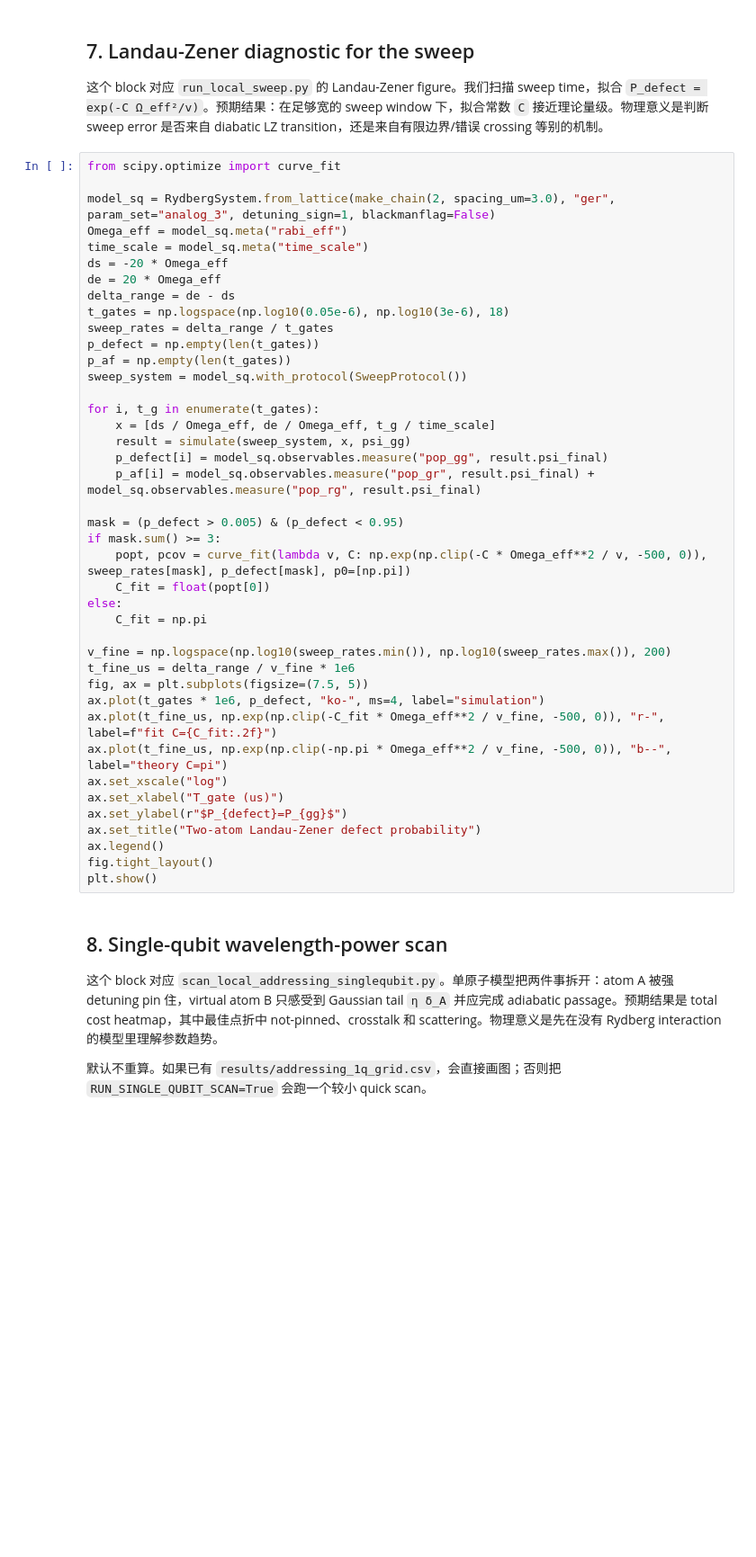
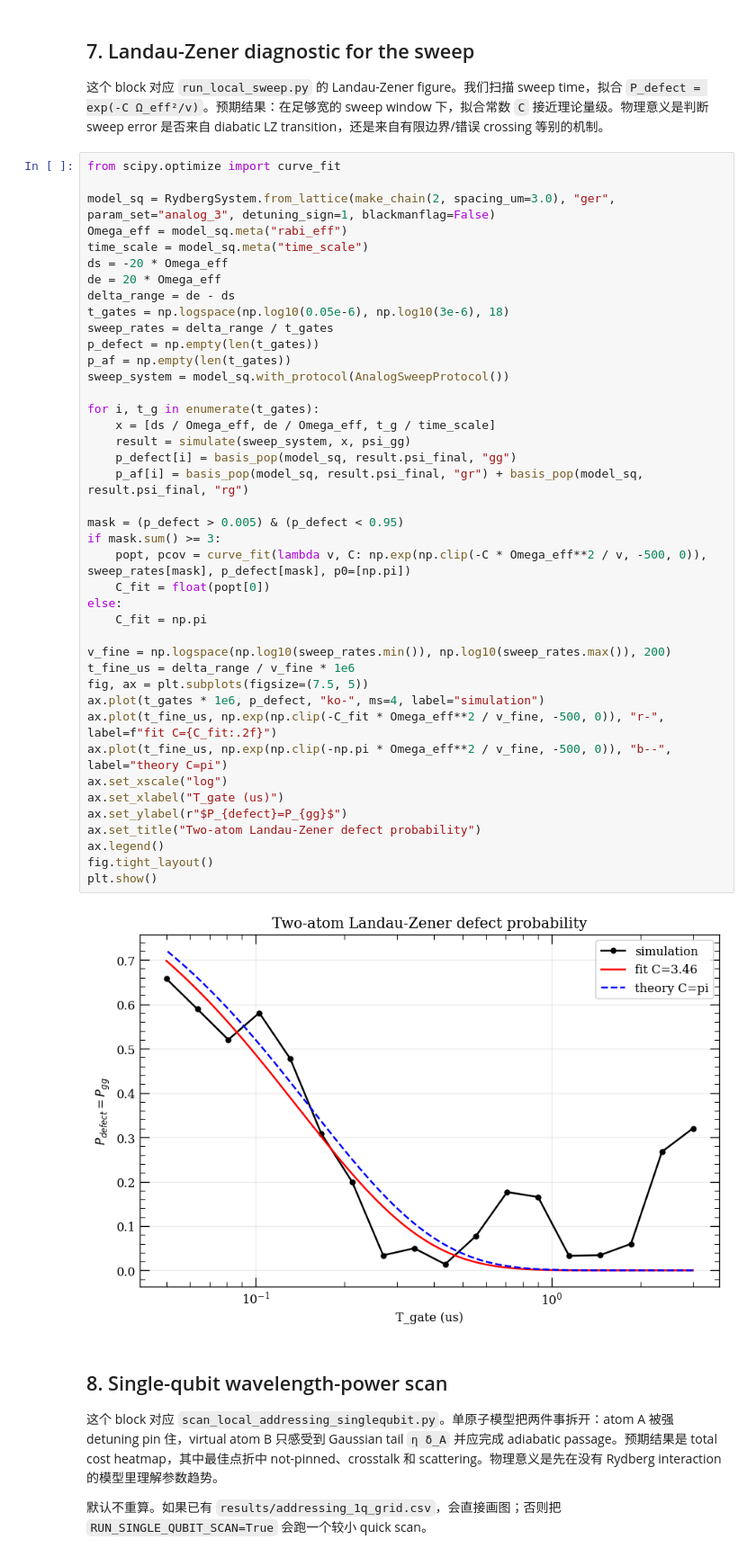
Before and after one commit to ChanceSiyuan/Ryd-gate-modeling, a Jupyter notebook: scripts/notebooks/02_ac_stark_local_addressing.ipynb, the cells around one changed output. Shown at 90% size. Drawn from its saved outputs; the diff is of its cells as text; blank space fills up the shorter version.

```diff
--- a/scripts/notebooks/02_ac_stark_local_addressing.ipynb
+++ b/scripts/notebooks/02_ac_stark_local_addressing.ipynb
@@ -347,36 +494,38 @@ de = 20 * Omega_eff
 delta_range = de - ds
 t_gates = np.logspace(np.log10(0.05e-6), np.log10(3e-6), 18)
 sweep_rates = delta_range / t_gates
 p_defect = np.empty(len(t_gates))
 p_af = np.empty(len(t_gates))
-sweep_system = model_sq.with_protocol(SweepProtocol())
+sweep_system = model_sq.with_protocol(AnalogSweepProtocol())
 
 for i, t_g in enumerate(t_gates):
     x = [ds / Omega_eff, de / Omega_eff, t_g / time_scale]
     result = simulate(sweep_system, x, psi_gg)
-    p_defect[i] = model_sq.observables.measure("pop_gg", result.psi_final)
-    p_af[i] = model_sq.observables.measure("pop_gr", result.psi_final) + model_sq.observables.measure("pop_rg", result.psi_final)
+    p_defect[i] = basis_pop(model_sq, result.psi_final, "gg")
+    p_af[i] = basis_pop(model_sq, result.psi_final, "gr") + basis_pop(model_sq, result.psi_final, "rg")
 
 mask = (p_defect > 0.005) & (p_defect < 0.95)
 if mask.sum() >= 3:
     popt, pcov = curve_fit(lambda v, C: np.exp(np.clip(-C * Omega_eff**2 / v, -500, 0)), sweep_rates[mask], p_defect[mask], p0=[np.pi])
     C_fit = float(popt[0])
 else:
     C_fit = np.pi
 
 v_fine = np.logspace(np.log10(sweep_rates.min()), np.log10(sweep_rates.max()), 200)
 t_fine_us = delta_range / v_fine * 1e6
 fig, ax = plt.subplots(figsize=(7.5, 5))
 ax.plot(t_gates * 1e6, p_defect, "ko-", ms=4, label="simulation")
 ax.plot(t_fine_us, np.exp(np.clip(-C_fit * Omega_eff**2 / v_fine, -500, 0)), "r-", label=f"fit C={C_fit:.2f}")
 ax.plot(t_fine_us, np.exp(np.clip(-np.pi * Omega_eff**2 / v_fine, -500, 0)), "b--", label="theory C=pi")
 ax.set_xscale("log")
 ax.set_xlabel("T_gate (us)")
 ax.set_ylabel(r"$P_{defect}=P_{gg}$")
 ax.set_title("Two-atom Landau-Zener defect probability")
 ax.legend()
 fig.tight_layout()
 plt.show()
+# %% [output]
+[figure, added]
 # %% [markdown]
 ## 8. Single-qubit wavelength-power scan
 
```
Also changed, not shown: parts of 11 cells of this notebook, 7 other files.
